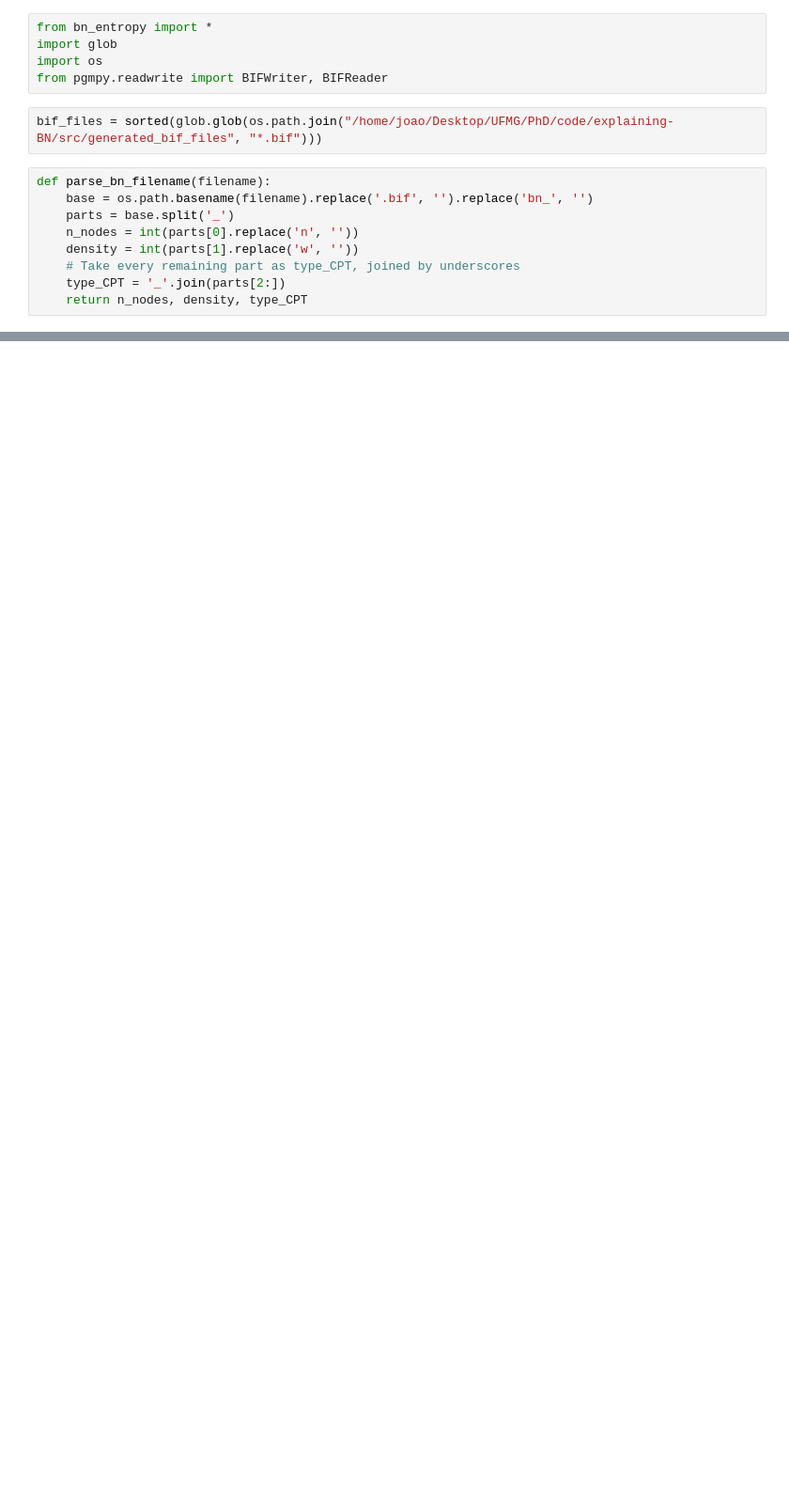
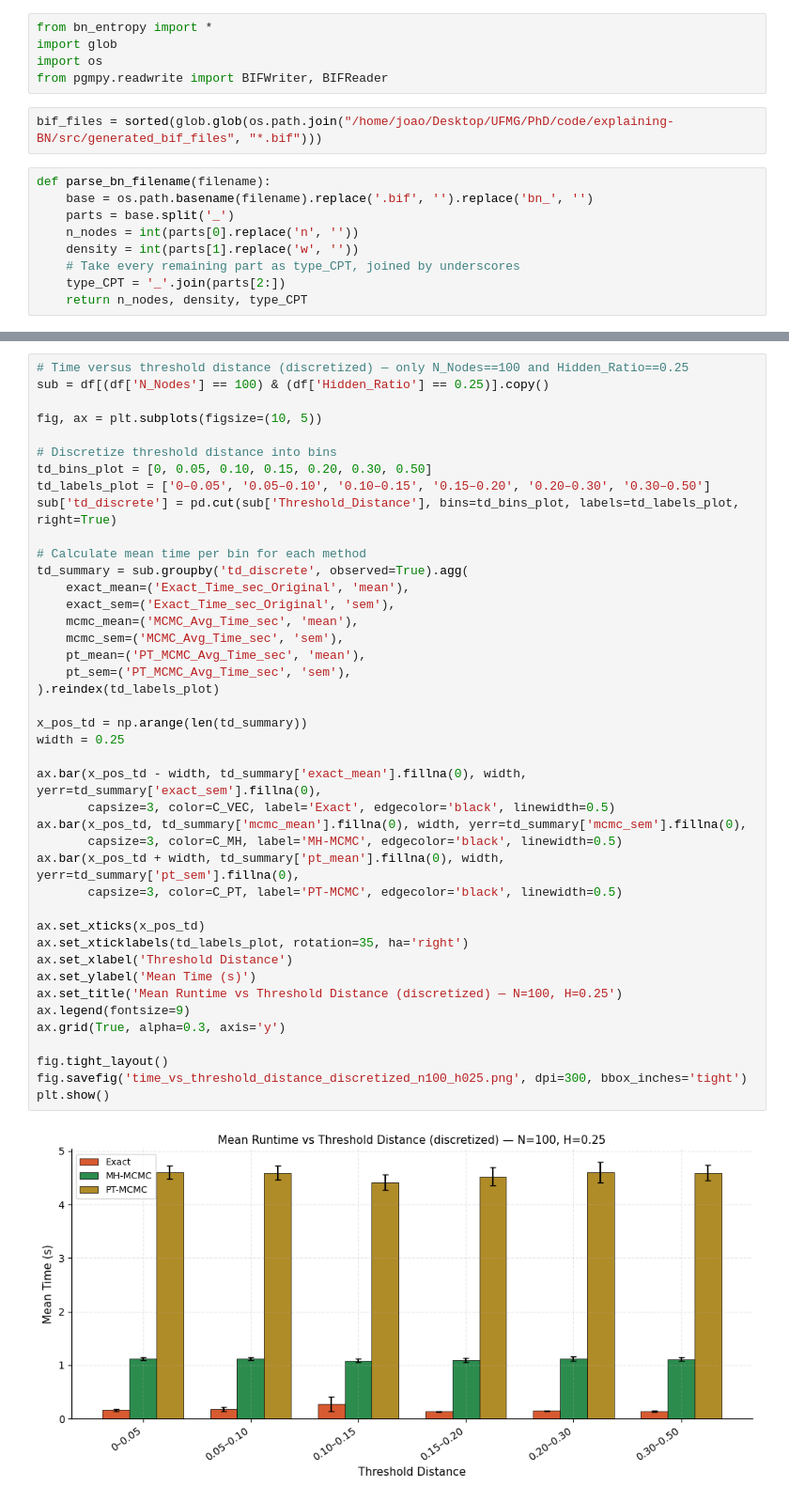
Before and after one commit to jpafcampos/explaining-BNs, a Jupyter notebook: src/synthetic_results_analysis.ipynb, the cells around one changed output, grey strips where cells are left out. Shown at 94% size. Drawn from its saved outputs; the diff is of its cells as text; blank space fills up the shorter version.

```diff
--- a/src/synthetic_results_analysis.ipynb
+++ b/src/synthetic_results_analysis.ipynb
@@ -1137,0 +1168,44 @@ All figures saved to ./figures/
+# %%
+# Time versus threshold distance (discretized) — only N_Nodes==100 and Hidden_Ratio==0.25
+sub = df[(df['N_Nodes'] == 100) & (df['Hidden_Ratio'] == 0.25)].copy()
+
+fig, ax = plt.subplots(figsize=(10, 5))
+
+# Discretize threshold distance into bins
+td_bins_plot = [0, 0.05, 0.10, 0.15, 0.20, 0.30, 0.50]
+td_labels_plot = ['0–0.05', '0.05–0.10', '0.10–0.15', '0.15–0.20', '0.20–0.30', '0.30–0.50']
+sub['td_discrete'] = pd.cut(sub['Threshold_Distance'], bins=td_bins_plot, labels=td_labels_plot, right=True)
+
+# Calculate mean time per bin for each method
+td_summary = sub.groupby('td_discrete', observed=True).agg(
+    exact_mean=('Exact_Time_sec_Original', 'mean'),
+    exact_sem=('Exact_Time_sec_Original', 'sem'),
+    mcmc_mean=('MCMC_Avg_Time_sec', 'mean'),
+    mcmc_sem=('MCMC_Avg_Time_sec', 'sem'),
+    pt_mean=('PT_MCMC_Avg_Time_sec', 'mean'),
+    pt_sem=('PT_MCMC_Avg_Time_sec', 'sem'),
+).reindex(td_labels_plot)
+
+x_pos_td = np.arange(len(td_summary))
+width = 0.25
+
+ax.bar(x_pos_td - width, td_summary['exact_mean'].fillna(0), width, yerr=td_summary['exact_sem'].fillna(0),
+       capsize=3, color=C_VEC, label='Exact', edgecolor='black', linewidth=0.5)
+ax.bar(x_pos_td, td_summary['mcmc_mean'].fillna(0), width, yerr=td_summary['mcmc_sem'].fillna(0),
+       capsize=3, color=C_MH, label='MH-MCMC', edgecolor='black', linewidth=0.5)
+ax.bar(x_pos_td + width, td_summary['pt_mean'].fillna(0), width, yerr=td_summary['pt_sem'].fillna(0),
+       capsize=3, color=C_PT, label='PT-MCMC', edgecolor='black', linewidth=0.5)
+
+ax.set_xticks(x_pos_td)
+ax.set_xticklabels(td_labels_plot, rotation=35, ha='right')
+ax.set_xlabel('Threshold Distance')
+ax.set_ylabel('Mean Time (s)')
+ax.set_title('Mean Runtime vs Threshold Distance (discretized) — N=100, H=0.25')
+ax.legend(fontsize=9)
+ax.grid(True, alpha=0.3, axis='y')
+
+fig.tight_layout()
+fig.savefig('time_vs_threshold_distance_discretized_n100_h025.png', dpi=300, bbox_inches='tight')
+plt.show()
+# %% [output]
+[figure, added]
```
Also changed, not shown: parts of 7 cells of this notebook, 3 other files.
